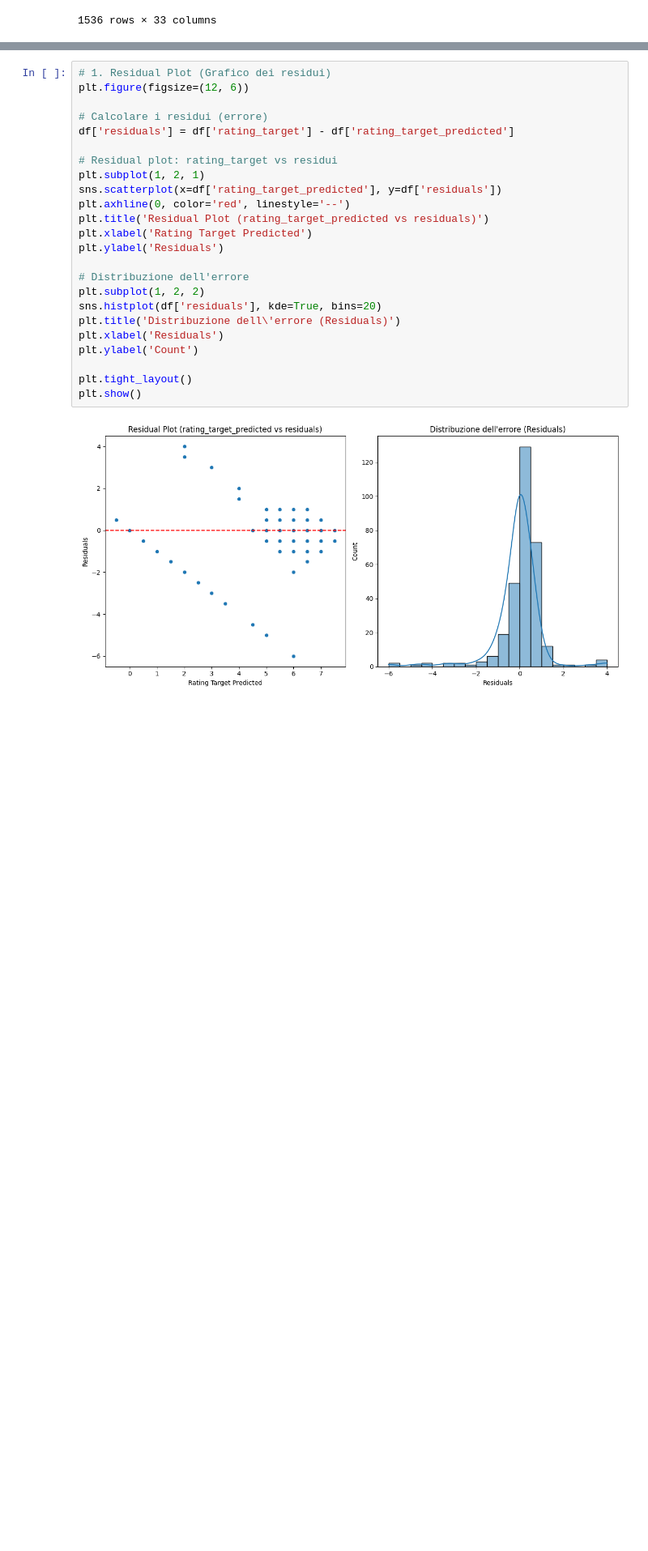
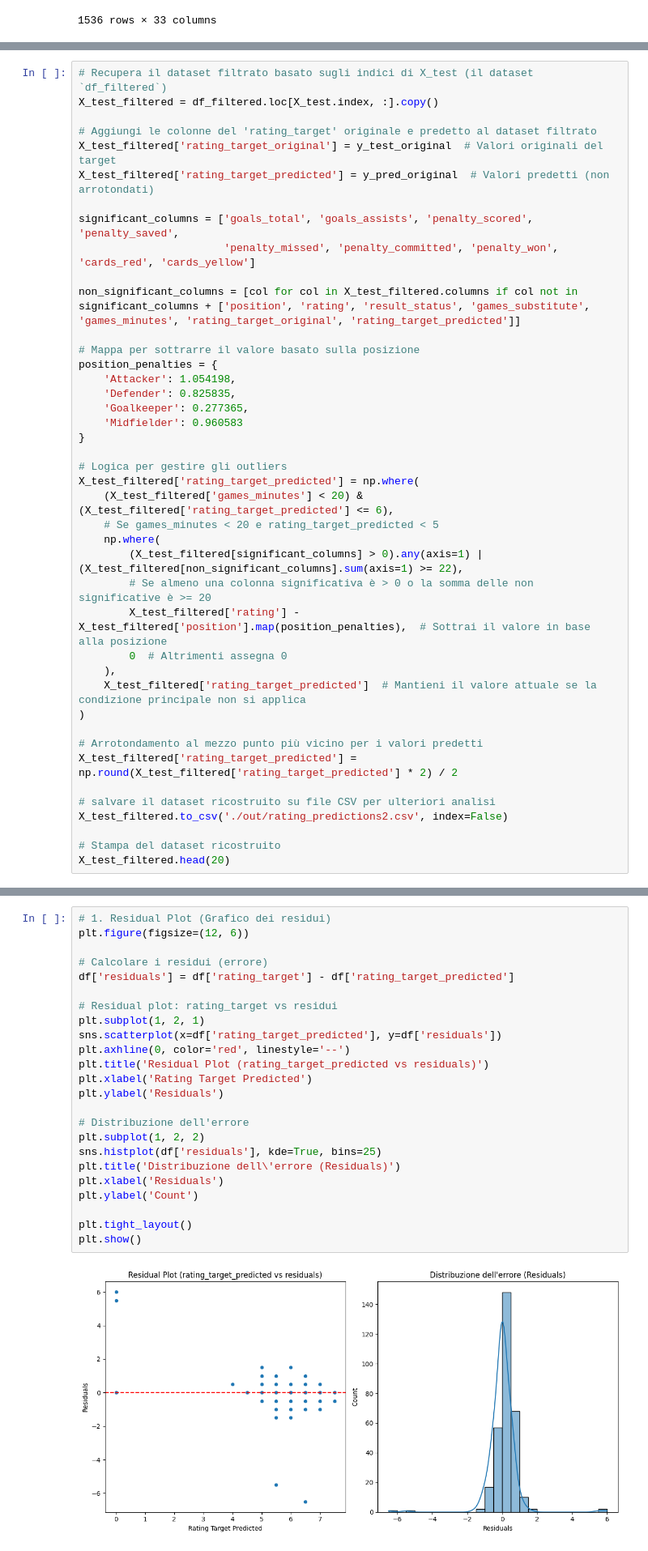
Before and after one commit to FrankMaverick/fantacalcio-rating-optimizer, a Jupyter notebook: 04_solution.ipynb, the cells around one changed output, grey strips where cells are left out. Shown at 81% size. Saved outputs shown, nothing was run; the diff lists cells and outputs as text; blank space fills up the shorter version.

```diff
--- a/04_solution.ipynb
+++ b/04_solution.ipynb
@@ -346,0 +387,42 @@ X_test_filtered.to_csv('./out/rating_predictions.csv', index=False)
+# %%
+# Recupera il dataset filtrato basato sugli indici di X_test (il dataset `df_filtered`)
+X_test_filtered = df_filtered.loc[X_test.index, :].copy()
+
+# Aggiungi le colonne del 'rating_target' originale e predetto al dataset filtrato
+X_test_filtered['rating_target_original'] = y_test_original  # Valori originali del target
+X_test_filtered['rating_target_predicted'] = y_pred_original  # Valori predetti (non arrotondati)
+
+significant_columns = ['goals_total', 'goals_assists', 'penalty_scored', 'penalty_saved',
+                       'penalty_missed', 'penalty_committed', 'penalty_won', 'cards_red', 'cards_yellow']
+
+non_significant_columns = [col for col in X_test_filtered.columns if col not in significant_columns + ['position', 'rating', 'result_status', 'games_substitute', 'games_minutes', 'rating_target_original', 'rating_target_predicted']]
+
+# Mappa per sottrarre il valore basato sulla posizione
+position_penalties = {
+    'Attacker': 1.054198,
+    'Defender': 0.825835,
+    'Goalkeeper': 0.277365,
+    'Midfielder': 0.960583
+}
+
+# Logica per gestire gli outliers
+X_test_filtered['rating_target_predicted'] = np.where(
+    (X_test_filtered['games_minutes'] < 20) & (X_test_filtered['rating_target_predicted'] <= 6),
+    # Se games_minutes < 20 e rating_target_predicted < 5
+    np.where(
+        (X_test_filtered[significant_columns] > 0).any(axis=1) | (X_test_filtered[non_significant_columns].sum(axis=1) >= 22),
+        # Se almeno una colonna significativa è > 0 o la somma delle non significative è >= 20
+        X_test_filtered['rating'] - X_test_filtered['position'].map(position_penalties),  # Sottrai il valore in base alla posizione
+        0  # Altrimenti assegna 0
+    ),
+    X_test_filtered['rating_target_predicted']  # Mantieni il valore attuale se la condizione principale non si applica
+)
+
+# Arrotondamento al mezzo punto più vicino per i valori predetti
+X_test_filtered['rating_target_predicted'] = np.round(X_test_filtered['rating_target_predicted'] * 2) / 2
+
+# salvare il dataset ricostruito su file CSV per ulteriori analisi
+X_test_filtered.to_csv('./out/rating_predictions2.csv', index=False)
+
+# Stampa del dataset ricostruito
+X_test_filtered.head(20)
@@ -426,29 +537,29 @@ df[(abs(df['rating_diff']) > 1.5)].head(20)
 # %%
 # 1. Residual Plot (Grafico dei residui)
 plt.figure(figsize=(12, 6))
 
 # Calcolare i residui (errore)
 df['residuals'] = df['rating_target'] - df['rating_target_predicted']
 
 # Residual plot: rating_target vs residui
 plt.subplot(1, 2, 1)
 sns.scatterplot(x=df['rating_target_predicted'], y=df['residuals'])
 plt.axhline(0, color='red', linestyle='--')
 plt.title('Residual Plot (rating_target_predicted vs residuals)')
 plt.xlabel('Rating Target Predicted')
 plt.ylabel('Residuals')
 
 # Distribuzione dell'errore
 plt.subplot(1, 2, 2)
-sns.histplot(df['residuals'], kde=True, bins=20)
+sns.histplot(df['residuals'], kde=True, bins=25)
 plt.title('Distribuzione dell\'errore (Residuals)')
 plt.xlabel('Residuals')
 plt.ylabel('Count')
 
 plt.tight_layout()
 plt.show()
 # %% [output]
-[figure, old version]
+[figure, new version]
 # %%
 # Errore medio assoluto (MAE)
 mae = np.mean(np.abs(df['residuals']))
```
Also changed, not shown: parts of 32 cells of this notebook, 4 other files.
